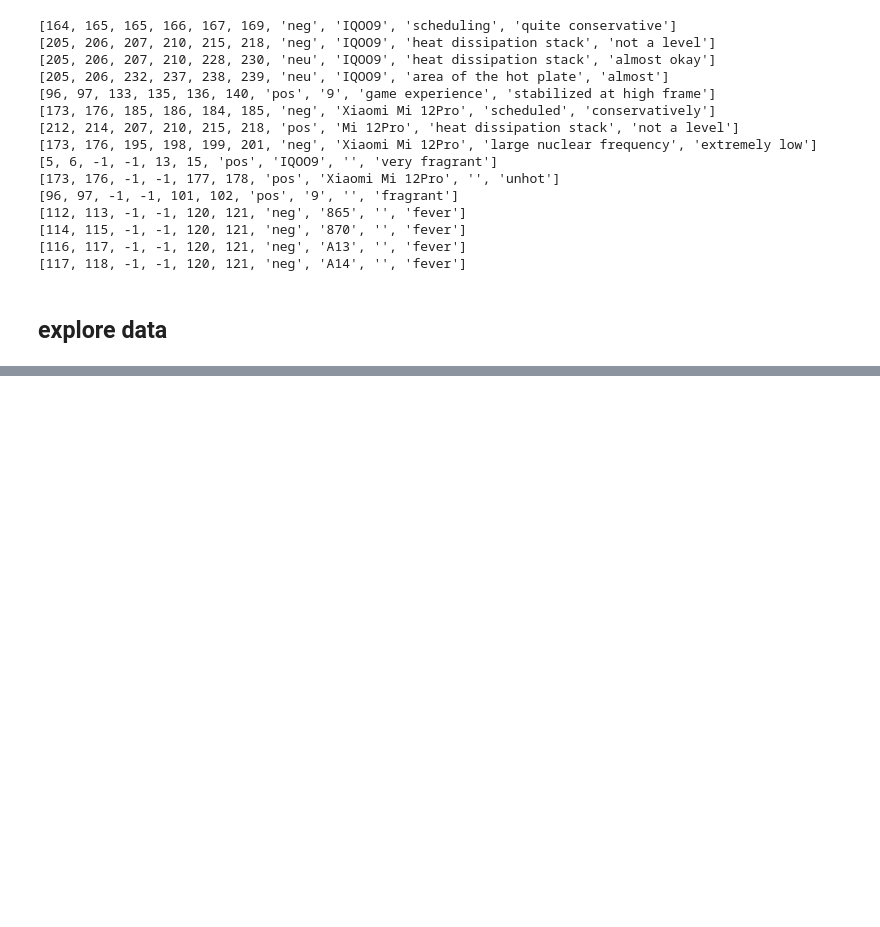
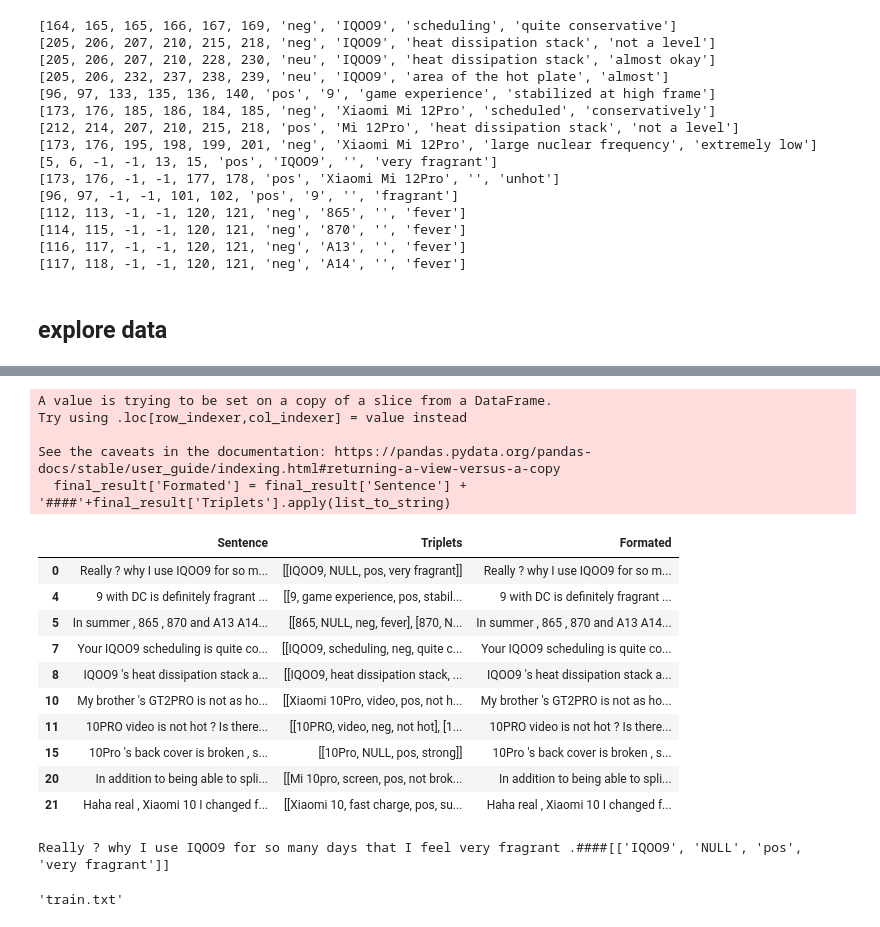
Before and after one commit to hkhnhan1994/DiaASQ, a Jupyter notebook: DiaASQ.ipynb, the cells around one changed output, grey strips where cells are left out. Drawn from its saved outputs; the diff is of its cells as text; code cells hidden in the pictures; blank space fills up the shorter version.

```diff
--- a/DiaASQ.ipynb
+++ b/DiaASQ.ipynb
@@ -199 +201,38 @@ Number of rows with empty lists in 'Triplets': 3210
 2737 rows × 2 columns
+# %%
+def list_to_string(lst):
+    return str(lst)
+final_result['Formated'] = final_result['Sentence'] + '####'+final_result['Triplets'].apply(list_to_string)
+final_result.head(10)
+# %% [output]
+A value is trying to be set on a copy of a slice from a DataFrame.
+Try using .loc[row_indexer,col_indexer] = value instead
+
+See the caveats in the documentation: https://pandas.pydata.org/pandas-docs/stable/user_guide/indexing.html#returning-a-view-versus-a-copy
+  final_result['Formated'] = final_result['Sentence'] + '####'+final_result['Triplets'].apply(list_to_string)
+|  | Sentence | Triplets | Formated |
+| 0 | Really ? why I use IQOO9 for so m... | [[IQOO9, NULL, pos, very fragrant]] | Really ? why I use IQOO9 for so m... |
+| 4 | 9 with DC is definitely fragrant ... | [[9, game experience, pos, stabil... | 9 with DC is definitely fragrant ... |
+| 5 | In summer , 865 , 870 and A13 A14... | [[865, NULL, neg, fever], [870, N... | In summer , 865 , 870 and A13 A14... |
+| 7 | Your IQOO9 scheduling is quite co... | [[IQOO9, scheduling, neg, quite c... | Your IQOO9 scheduling is quite co... |
+| 8 | IQOO9 's heat dissipation stack a... | [[IQOO9, heat dissipation stack, ... | IQOO9 's heat dissipation stack a... |
+| 10 | My brother 's GT2PRO is not as ho... | [[Xiaomi 10Pro, video, pos, not h... | My brother 's GT2PRO is not as ho... |
+| 11 | 10PRO video is not hot ? Is there... | [[10PRO, video, neg, not hot], [1... | 10PRO video is not hot ? Is there... |
+| 15 | 10Pro 's back cover is broken , s... | [[10Pro, NULL, pos, strong]] | 10Pro 's back cover is broken , s... |
+| 20 | In addition to being able to spli... | [[Mi 10pro, screen, pos, not brok... | In addition to being able to spli... |
+| 21 | Haha real , Xiaomi 10 I changed f... | [[Xiaomi 10, fast charge, pos, su... | Haha real , Xiaomi 10 I changed f... |
+# %%
+formated=str(final_result.loc[0, 'Formated'])
+print(formated)
+# %% [output]
+Really ? why I use IQOO9 for so many days that I feel very fragrant .####[['IQOO9', 'NULL', 'pos', 'very fragrant']]
+# %%
+folder_path= 'text_dataset_formated'
+if not os.path.exists(os.path.join(os.getcwd(),folder_path)):
+    os.makedirs(folder_path)
+source_name='train.txt'
+output_json_file=os.path.join(os.getcwd(),folder_path,source_name)
+final_result['Formated'].to_csv(output_json_file, sep='\t', index=False, header=False)
+os.path.basename(output_json_file)
+# %% [output]
+'train.txt'
```
Also changed, not shown: parts of 8 cells of this notebook, 5 other files.
